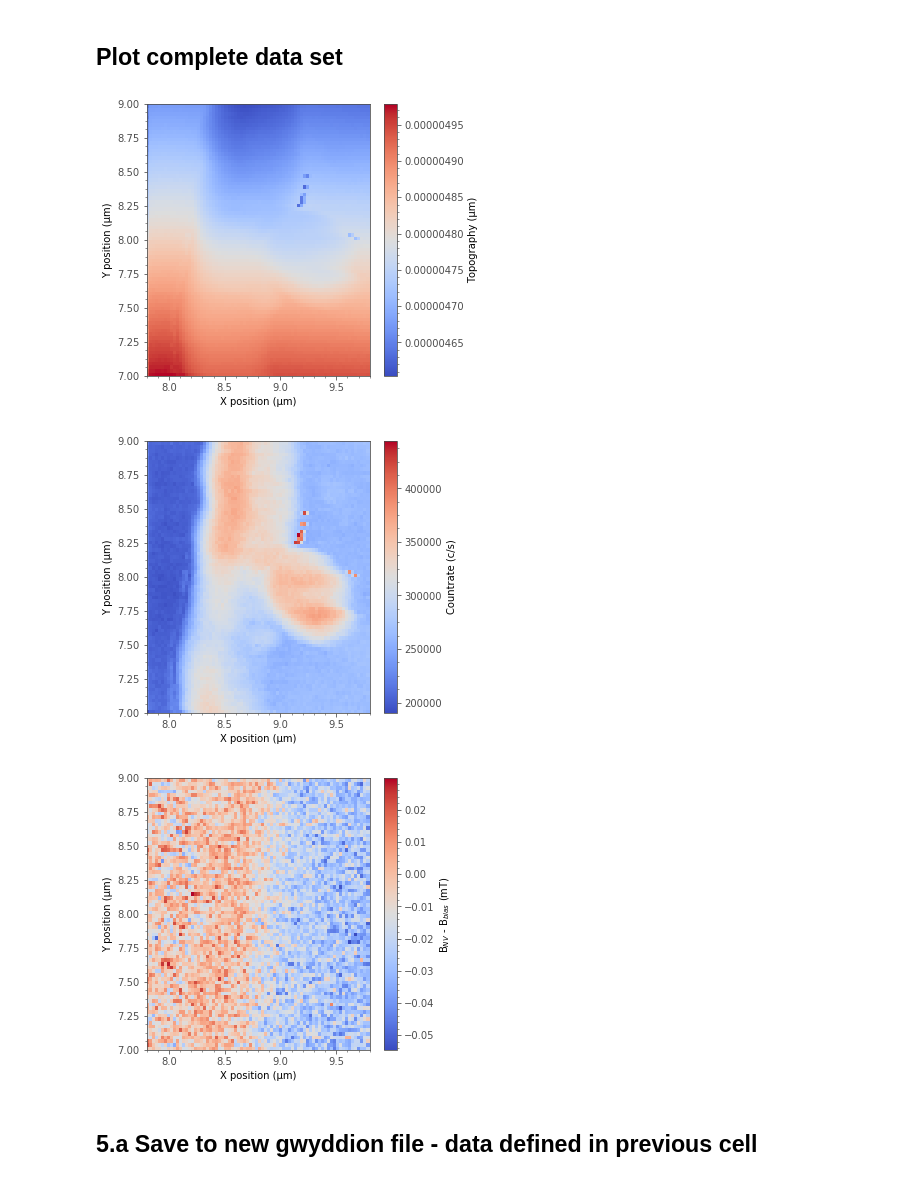
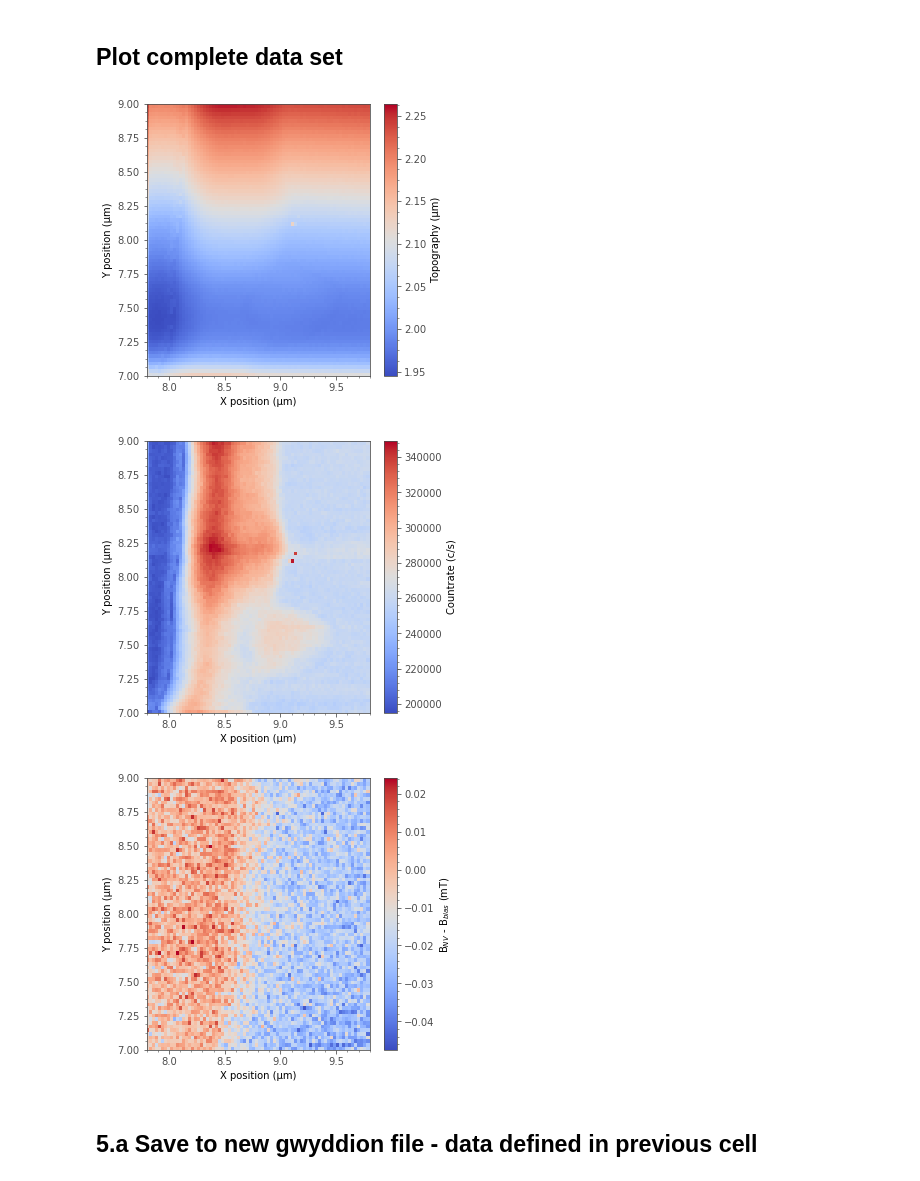
Before and after one commit to sriharijayaram5/qudi, a Jupyter notebook: notebooks/Measurement_Control/Data analysis/Tracking mode data analysis - correct bias field and save.ipynb, the cells around one changed output. Cells and saved outputs as stored; diff of their text form; code cells hidden in the pictures.

```diff
--- a/notebooks/Measurement_Control/Data analysis/Tracking mode data analysis - correct bias field and save.ipynb
+++ b/notebooks/Measurement_Control/Data analysis/Tracking mode data analysis - correct bias field and save.ipynb
@@ -76,8 +76,8 @@ def save_obj_to_gwyddion(dataobj,filename,gwytypes=['image']):
 # %% [markdown]
 ## Define file path
 # %%
-path = r'D:\Data\RT_AFM_Data\2025\03\20250317\AttoDRY2200_Pi3_SPM'+r'/'
-filebeginning = '20250317-1855-00_scan1___A-P16-24_'
+path = r'D:\Data\RT_AFM_Data\2025\03\20250320\AttoDRY2200_Pi3_SPM'+r'/'
+filebeginning = '20250320-0901-41_scan2___A-P16-24_'
 #here the beginning of the filename, including the date and sample name, is needed
 filepath = path + filebeginning
 # %% [markdown]
@@ -253,7 +253,7 @@ dataobj = {}
 
 low_centile = 0
 high_centile = 100
-data = qafm_data['Height(Dac)_fw']['data']*10**6
+data = 7-qafm_data['Height(Dac)_fw']['data']*10**12
 plt.pcolormesh(x,y,data,cmap=plt.cm.get_cmap('coolwarm'), vmin =np.nanpercentile(data, low_centile), vmax = np.nanpercentile(data, high_centile))
 plt.xlabel('X position (\u03BCm)')
 plt.ylabel('Y position (\u03BCm)')
@@ -263,7 +263,7 @@ plt.show()
 dataobj['Topography'] = {
                             'coord0_arr':x_gwy,
                             'coord1_arr':y_gwy,
-                            'data':qafm_data['Height(Dac)_fw']['data'],
+                            'data':data*1e-6,
                             'params': {'coord0_start': x_gwy[0],'coord0_stop': x_gwy[-1],'coord1_start': y_gwy[0],'coord1_stop': y_gwy[-1]},
                             'xy_units': 'm',
                             'si_units': 'm',
@@ -298,36 +298,36 @@ dataobj['Fluorescence'] = {
 # data = res_freq/10**9
 # plt.pcolormesh(x,y,data,cmap=plt.cm.get_cmap('coolwarm'), vmin =np.nanpercentile(data, low_centile), vmax = np.nanpercentile(data, high_centile))
 # plt.xlabel('X position (\u03BCm)')
 # plt.ylabel('Y position (\u03BCm)')
 # plt.colorbar(label = 'Frequency (GHz)')
 # plt.show()
 
 
 ## BFIELD CORR mT ##
 
 low_centile = 0
 high_centile = 100
 data = b_field*10**3 -b_field_bias*10**3 # b_field_bias is found earlier from OOC fit. In tesla
 plt.pcolormesh(x,y,data,cmap=plt.cm.get_cmap('coolwarm'), vmin =np.nanpercentile(data, low_centile), vmax = np.nanpercentile(data, high_centile))
 plt.xlabel('X position (\u03BCm)')
 plt.ylabel('Y position (\u03BCm)')
 plt.colorbar(label = 'B$_{NV}$ - B$_{bias}$ (mT)')
 plt.show()
 #for gwyddion
 dataobj['Stray Field'] = {
                             'coord0_arr':x_gwy,
                             'coord1_arr':y_gwy,
                             'data':b_field-b_field_bias,
                             'params': {'coord0_start': x_gwy[0],'coord0_stop': x_gwy[-1],'coord1_start': y_gwy[0],'coord1_stop': y_gwy[-1]},
                             'xy_units': 'm',
                             'si_units': 'T',
                             'nice_name': 'Stray Field: B_NV - B_bias'
 
                         }
 # %% [output]
-[figure, old version]
+[figure, new version]
-[figure, old version]
+[figure, new version]
-[figure, old version]
+[figure, new version]
 # %% [markdown]
 ## 5.a Save to new gwyddion file - data defined in previous cell
 # %%
```
Also changed, not shown: parts of 2 cells of this notebook, 18 other files.
